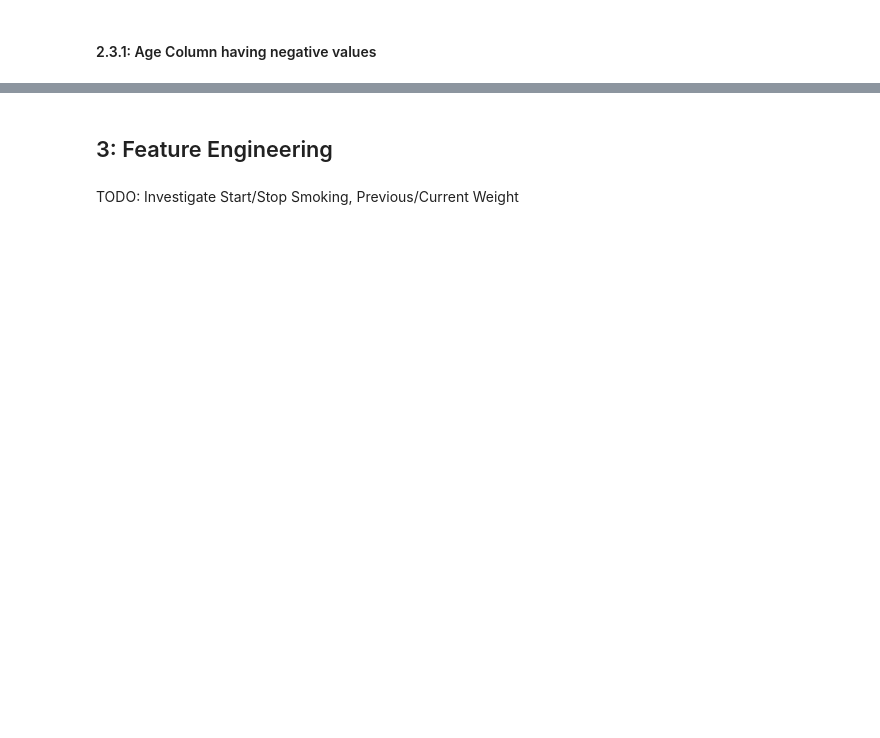
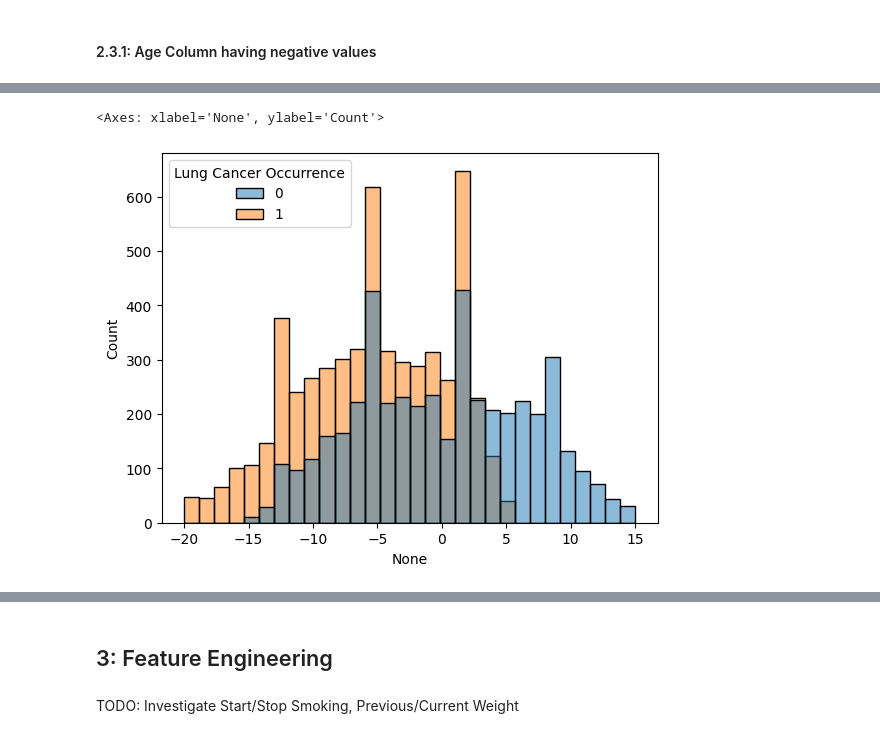
Before and after one commit to Allan-Poto/MLP_Project, a Jupyter notebook: eda.ipynb, the cells around one changed output, grey strips where cells are left out. Cells and saved outputs as stored; diff of their text form; code cells hidden in the pictures; blank space fills up the shorter version.

```diff
--- a/eda.ipynb
+++ b/eda.ipynb
@@ -223,0 +357,6 @@ LOOK AT DISTRIBUTIONS, OUTLIERS, CORRELATION
+# %%
+# Weight Change
+sns.histplot(data=MASTER_DF, x=(MASTER_DF["Current Weight"] - MASTER_DF["Last Weight"]), hue = "Lung Cancer Occurrence", bins=30)
+# %% [output]
+<Axes: xlabel='None', ylabel='Count'>
+[figure, added]
```
Also changed, not shown: parts of 100 cells of this notebook, 1 other file.
